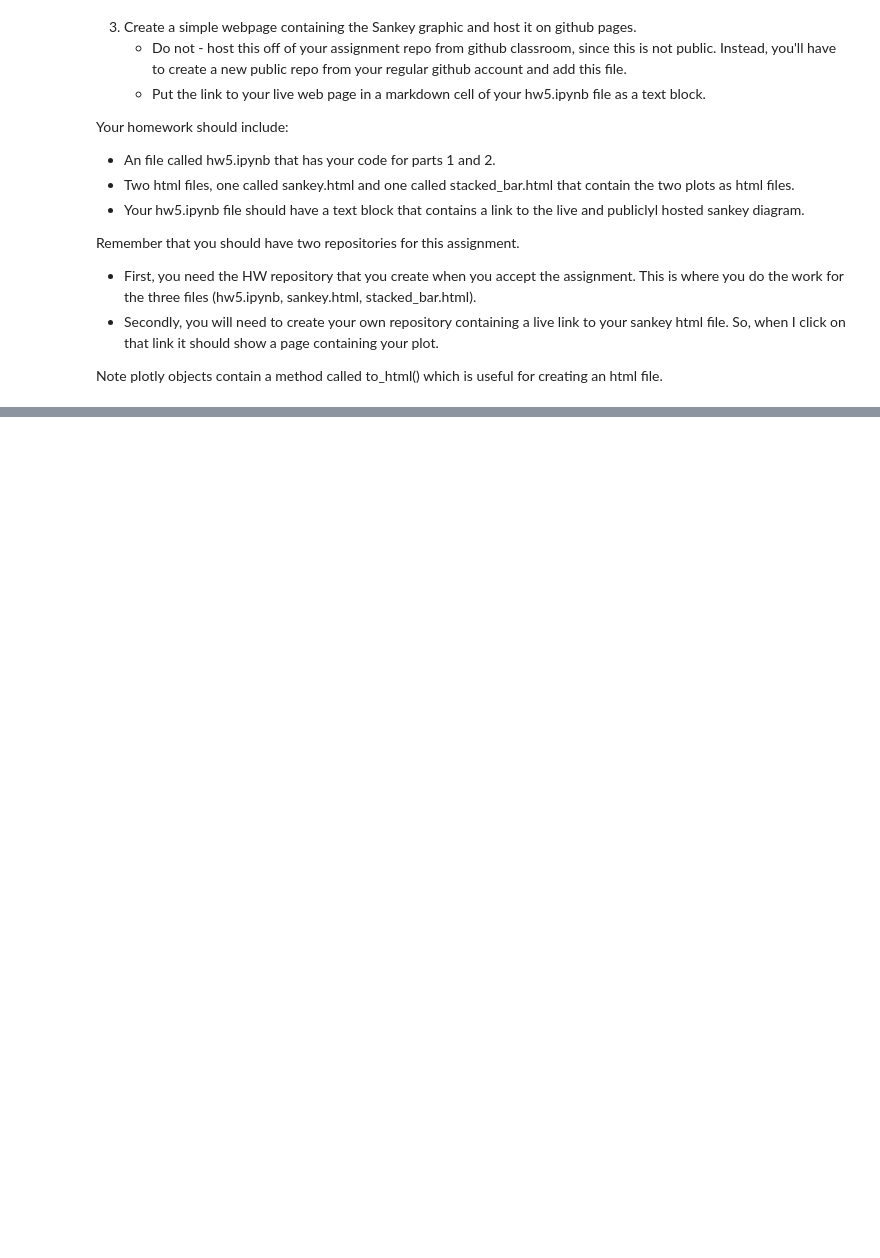
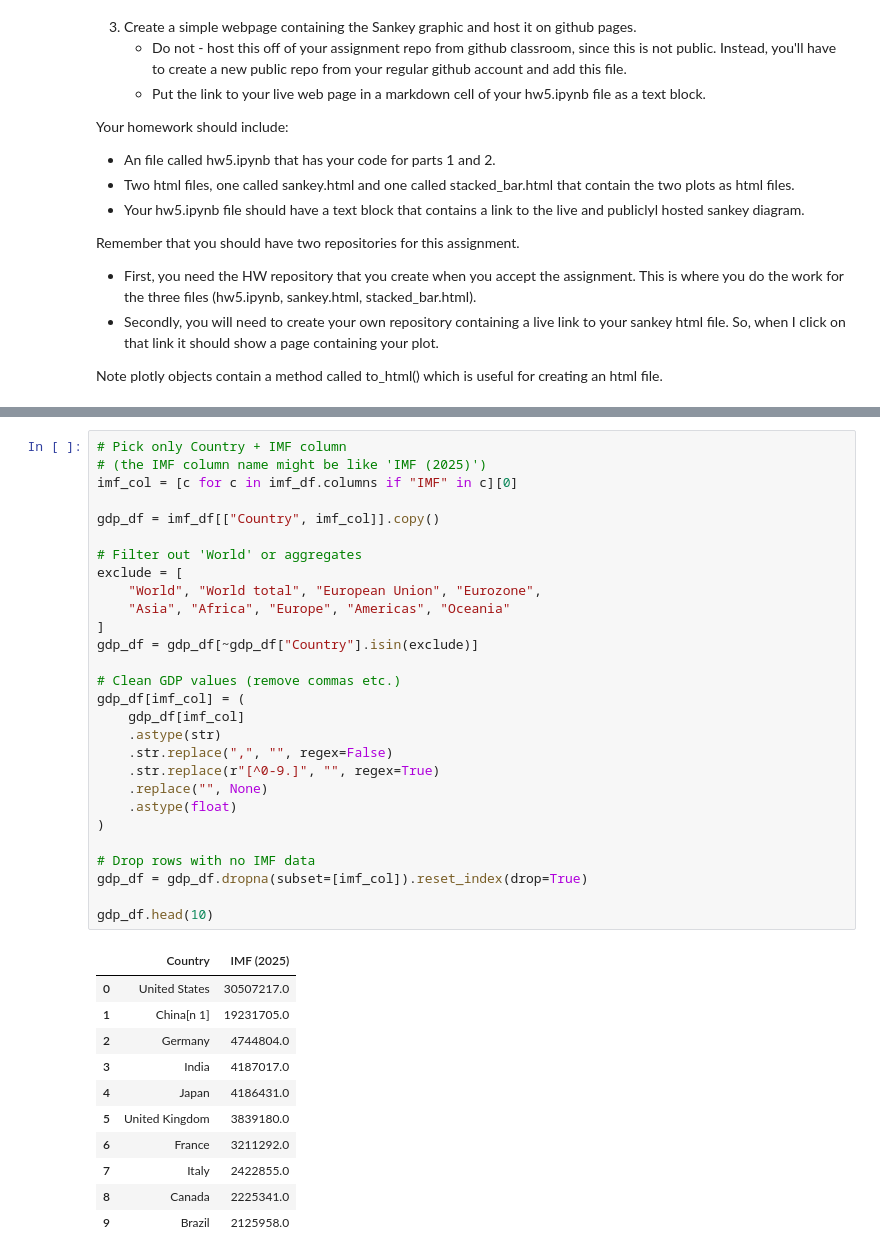
Before and after one commit to Kavisha-29-R/homework-5-Kavisha-29-R, a Jupyter notebook: hw5.ipynb, the cells around one changed output, grey strips where cells are left out. Saved outputs shown, nothing was run; the diff lists cells and outputs as text; blank space fills up the shorter version.

```diff
--- a/hw5.ipynb
+++ b/hw5.ipynb
@@ -29,0 +92,40 @@ Note plotly objects contain a method called to_html() which is useful for creati
+# %%
+# Pick only Country + IMF column
+# (the IMF column name might be like 'IMF (2025)')
+imf_col = [c for c in imf_df.columns if "IMF" in c][0]
+
+gdp_df = imf_df[["Country", imf_col]].copy()
+
+# Filter out 'World' or aggregates
+exclude = [
+    "World", "World total", "European Union", "Eurozone",
+    "Asia", "Africa", "Europe", "Americas", "Oceania"
+]
+gdp_df = gdp_df[~gdp_df["Country"].isin(exclude)]
+
+# Clean GDP values (remove commas etc.)
+gdp_df[imf_col] = (
+    gdp_df[imf_col]
+    .astype(str)
+    .str.replace(",", "", regex=False)
+    .str.replace(r"[^0-9.]", "", regex=True)
+    .replace("", None)
+    .astype(float)
+)
+
+# Drop rows with no IMF data
+gdp_df = gdp_df.dropna(subset=[imf_col]).reset_index(drop=True)
+
+gdp_df.head(10)
+# %% [output]
+|  | Country | IMF (2025) |
+| 0 | United States | 30507217.0 |
+| 1 | China[n 1] | 19231705.0 |
+| 2 | Germany | 4744804.0 |
+| 3 | India | 4187017.0 |
+| 4 | Japan | 4186431.0 |
+| 5 | United Kingdom | 3839180.0 |
+| 6 | France | 3211292.0 |
+| 7 | Italy | 2422855.0 |
+| 8 | Canada | 2225341.0 |
+| 9 | Brazil | 2125958.0 |
```
Also changed, not shown: parts of 8 cells of this notebook, 1 other file.
